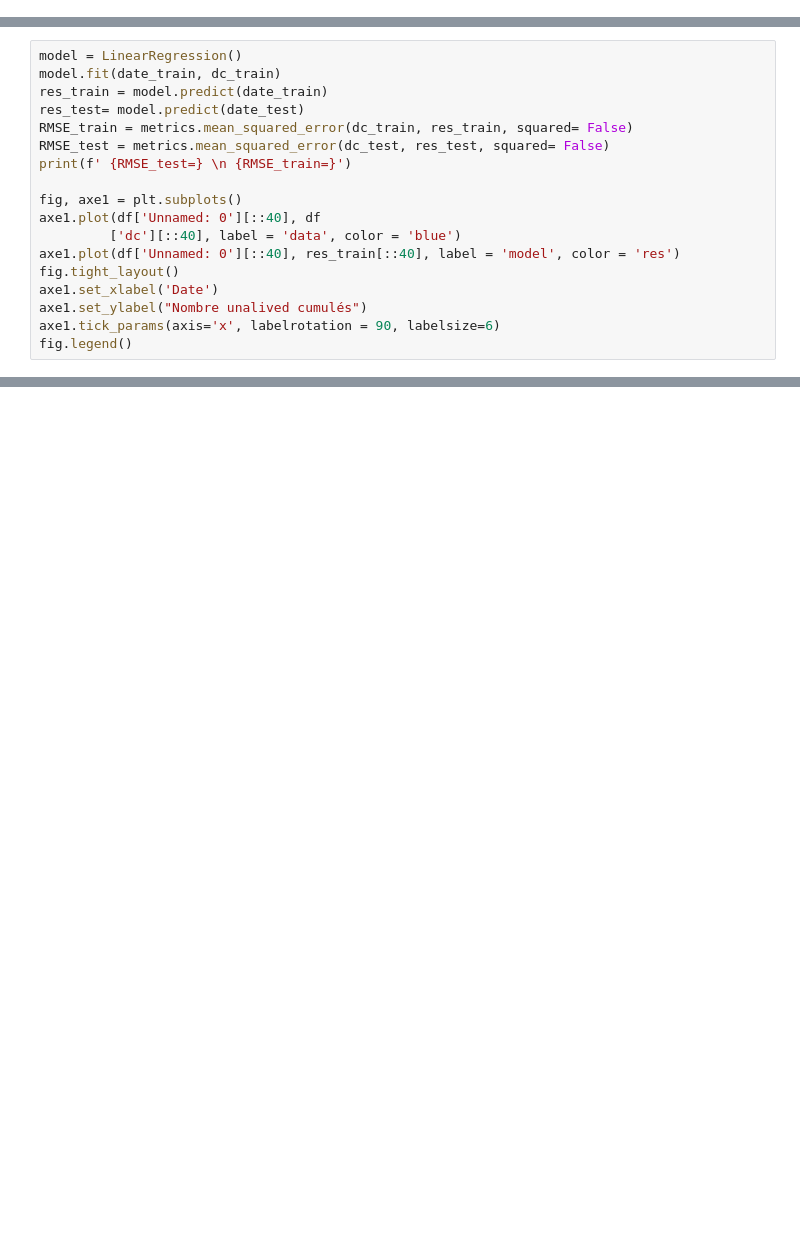
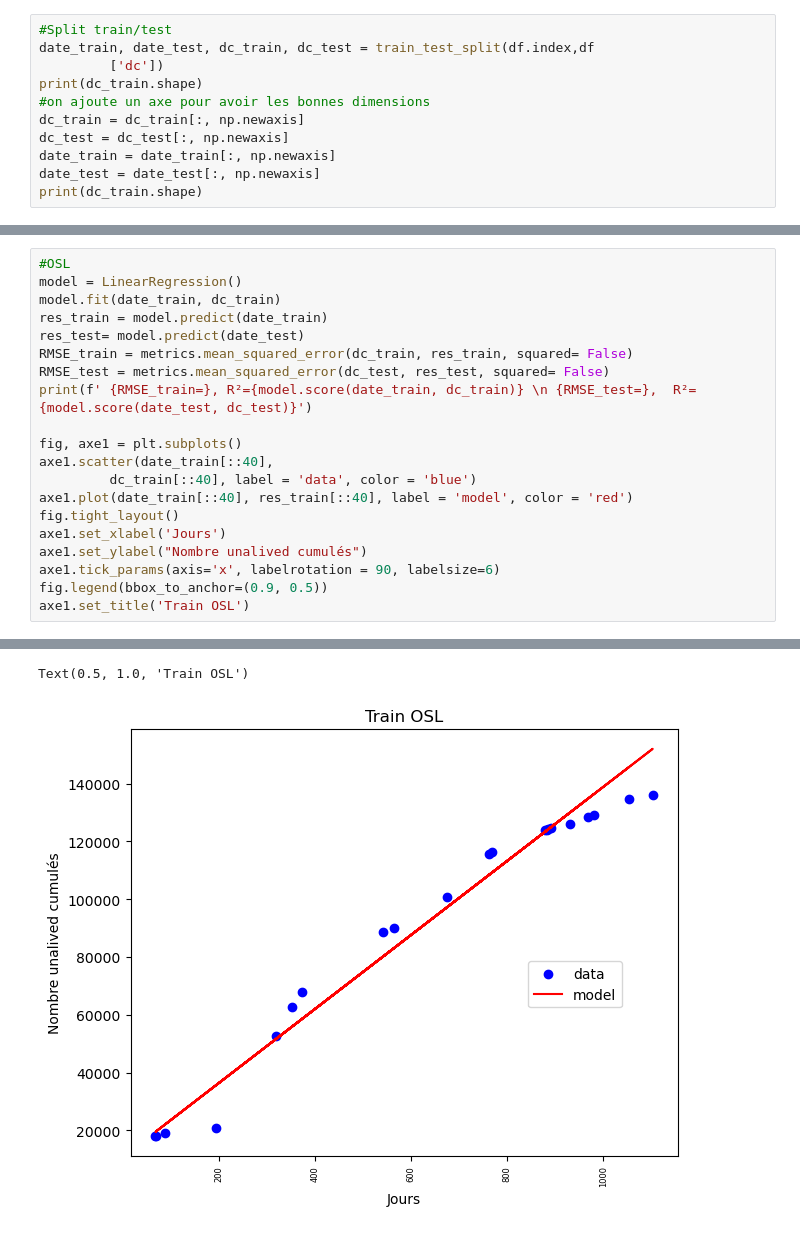
Before and after one commit to Insiares/simplon_datai_2025, a Jupyter notebook: regression_brief/covid.ipynb, the cells around one changed output, grey strips where cells are left out. Saved outputs shown, nothing was run; the diff lists cells and outputs as text; blank space fills up the shorter version.

```diff
--- a/regression_brief/covid.ipynb
+++ b/regression_brief/covid.ipynb
@@ -36,0 +29,11 @@ AttributeError: 'Series' object has no attribute 'reshape'
+# %%
+#Split train/test
+date_train, date_test, dc_train, dc_test = train_test_split(df.index,df
+         ['dc'])
+print(dc_train.shape)
+#on ajoute un axe pour avoir les bonnes dimensions
+dc_train = dc_train[:, np.newaxis]
+dc_test = dc_test[:, np.newaxis]
+date_train = date_train[:, np.newaxis]
+date_test = date_test[:, np.newaxis]
+print(dc_train.shape)
@@ -37,19 +43,21 @@ AttributeError: 'Series' object has no attribute 'reshape'
 # %%
+#OSL
 model = LinearRegression()
 model.fit(date_train, dc_train)
 res_train = model.predict(date_train)
 res_test= model.predict(date_test)
 RMSE_train = metrics.mean_squared_error(dc_train, res_train, squared= False)
 RMSE_test = metrics.mean_squared_error(dc_test, res_test, squared= False)
-print(f' {RMSE_test=} \n {RMSE_train=}')
+print(f' {RMSE_train=}, R²={model.score(date_train, dc_train)} \n {RMSE_test=},  R²={model.score(date_test, dc_test)}')
 
 fig, axe1 = plt.subplots()
-axe1.plot(df['Unnamed: 0'][::40], df
-         ['dc'][::40], label = 'data', color = 'blue')
-axe1.plot(df['Unnamed: 0'][::40], res_train[::40], label = 'model', color = 'res')
+axe1.scatter(date_train[::40],
+         dc_train[::40], label = 'data', color = 'blue')
+axe1.plot(date_train[::40], res_train[::40], label = 'model', color = 'red')
 fig.tight_layout()
-axe1.set_xlabel('Date')
+axe1.set_xlabel('Jours')
 axe1.set_ylabel("Nombre unalived cumulés")
 axe1.tick_params(axis='x', labelrotation = 90, labelsize=6)
-fig.legend()
+fig.legend(bbox_to_anchor=(0.9, 0.5))
+axe1.set_title('Train OSL')
 # %% [output]
@@ -59,0 +66,2 @@ array=['2022-10-14T00:00:00.000000000' '2022-06-08T00:00:00.000000000'
+Text(0.5, 1.0, 'Train OSL')
+[figure, added]
```
Also changed, not shown: parts of 17 cells of this notebook, 2 other files.
